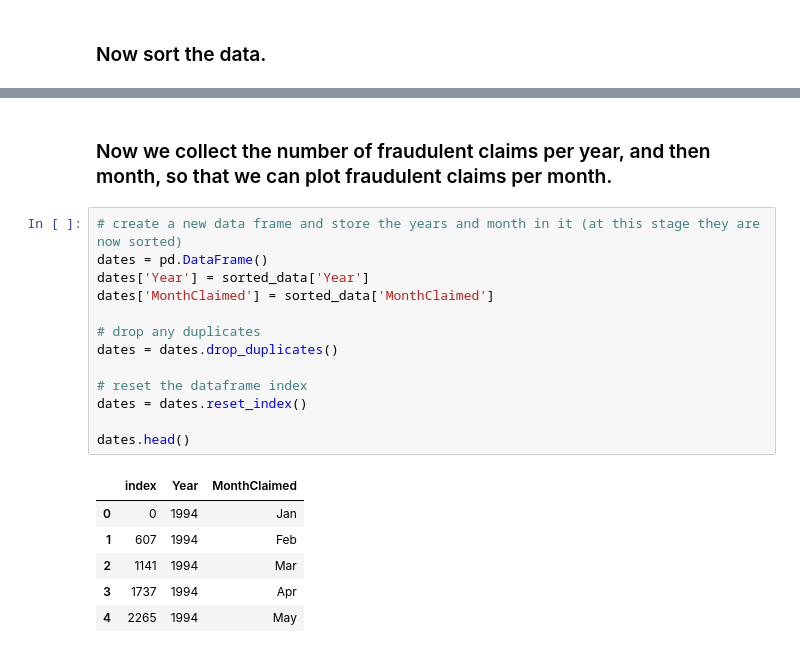
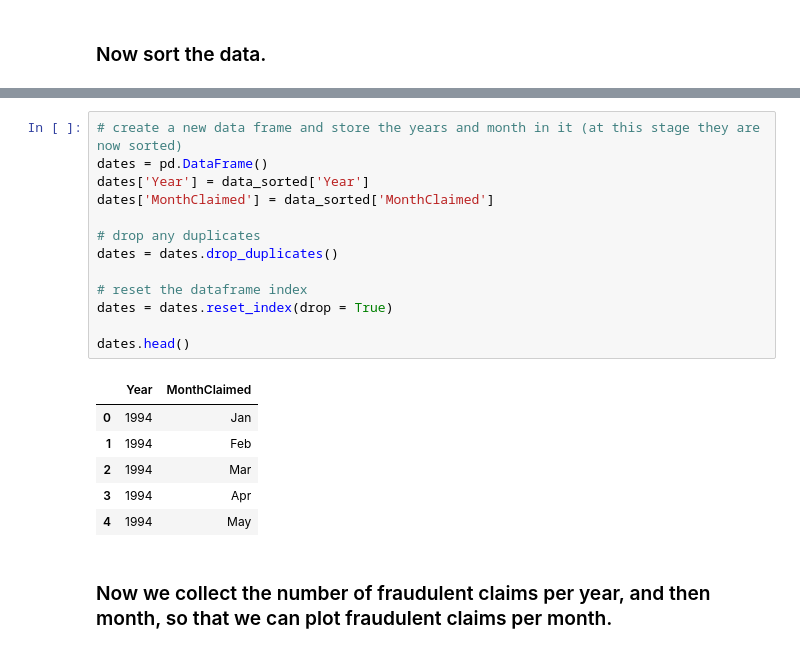
Before and after one commit to bernardmizz13/Vehicle_insurance_claim_fraud_detection, a Jupyter notebook: Jupyter_notebooks/Data_analysis.ipynb, the cells around one changed output, grey strips where cells are left out. Saved outputs shown, nothing was run; the diff lists cells and outputs as text.

```diff
--- a/Jupyter_notebooks/Data_analysis.ipynb
+++ b/Jupyter_notebooks/Data_analysis.ipynb
@@ -215,22 +215,22 @@ sorted_data.head()
+# %%
+# create a new data frame and store the years and month in it (at this stage they are now sorted)
+dates = pd.DataFrame()
+dates['Year'] = data_sorted['Year']
+dates['MonthClaimed'] = data_sorted['MonthClaimed']
+
+# drop any duplicates
+dates = dates.drop_duplicates()
+
+# reset the dataframe index
+dates = dates.reset_index(drop = True)
+
+dates.head()
+# %% [output]
+|  | Year | MonthClaimed |
+| 0 | 1994 | Jan |
+| 1 | 1994 | Feb |
+| 2 | 1994 | Mar |
+| 3 | 1994 | Apr |
+| 4 | 1994 | May |
 # %% [markdown]
 ### Now we collect the number of fraudulent claims per year, and then month, so that we can plot fraudulent claims per month.
-# %%
-# create a new data frame and store the years and month in it (at this stage they are now sorted)
-dates = pd.DataFrame()
-dates['Year'] = sorted_data['Year']
-dates['MonthClaimed'] = sorted_data['MonthClaimed']
-
-# drop any duplicates
-dates = dates.drop_duplicates()
-
-# reset the dataframe index
-dates = dates.reset_index()
-
-dates.head()
-# %% [output]
-|  | index | Year | MonthClaimed |
-| 0 | 0 | 1994 | Jan |
-| 1 | 607 | 1994 | Feb |
-| 2 | 1141 | 1994 | Mar |
-| 3 | 1737 | 1994 | Apr |
-| 4 | 2265 | 1994 | May |
```
Also changed, not shown: parts of 4 cells of this notebook, 1 other file.
